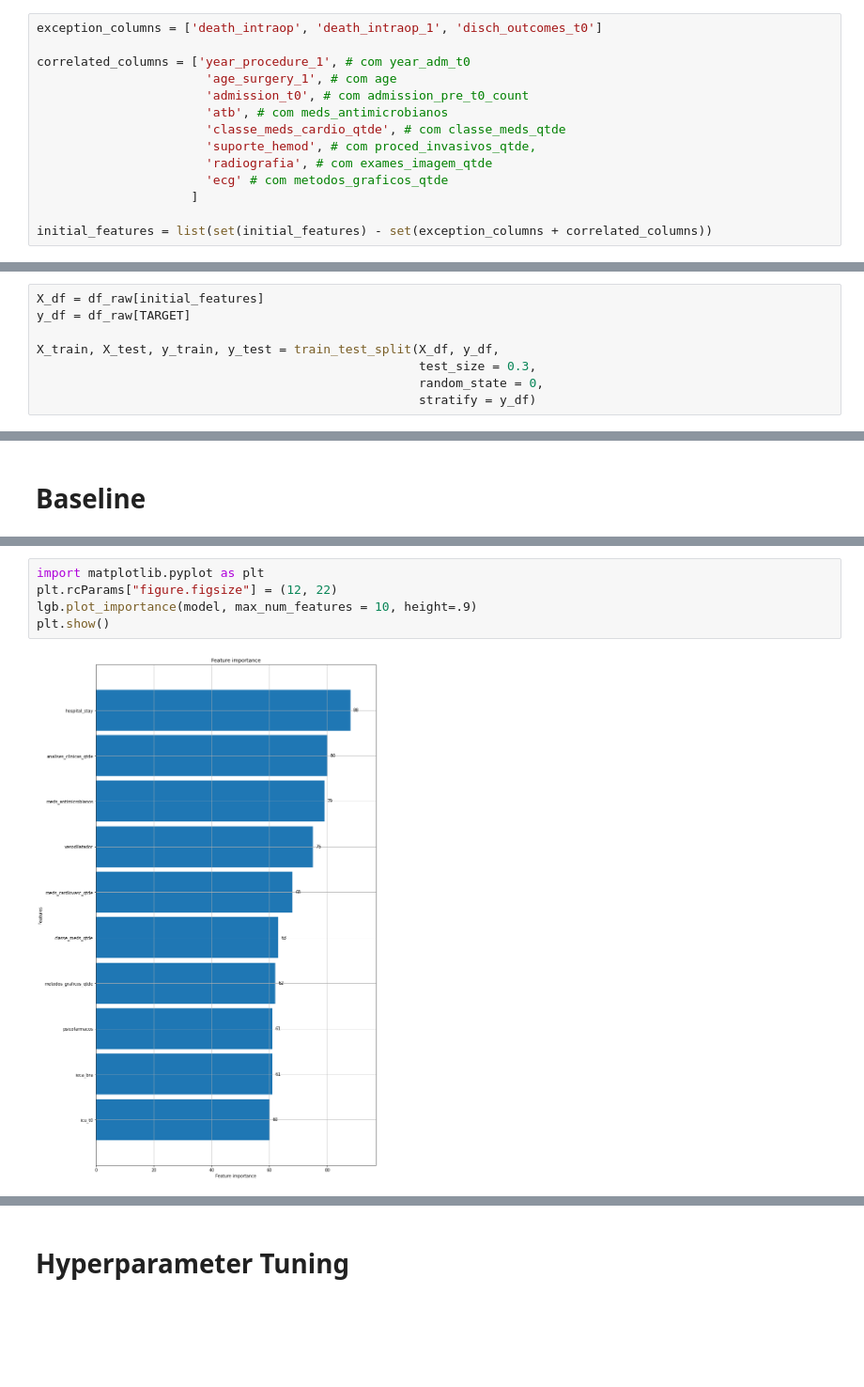
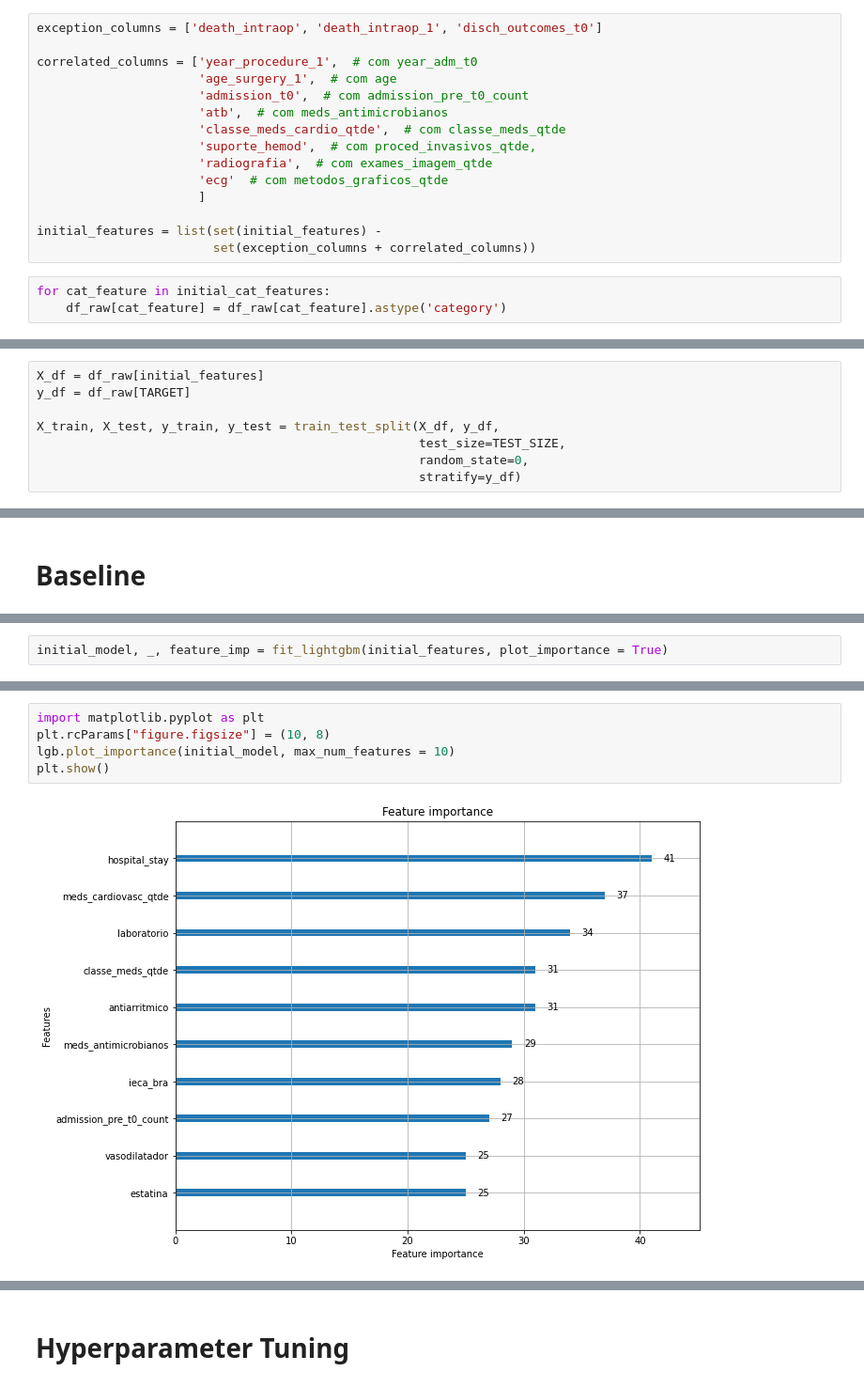
Before and after one commit to EduardoMMorais/BDMarcapasso, a Jupyter notebook: Marcapasso Modeling.ipynb, the cells around one changed output, grey strips where cells are left out. Shown: that part at 94% size. Saved outputs shown, nothing was run; the diff lists cells and outputs as text; blank space fills up the shorter version.

```diff
--- a/Marcapasso Modeling.ipynb
+++ b/Marcapasso Modeling.ipynb
@@ -47,17 +58,21 @@ initial_features = initial_cat_features + initial_num_features
 # %%
 exception_columns = ['death_intraop', 'death_intraop_1', 'disch_outcomes_t0']
 
-correlated_columns = ['year_procedure_1', # com year_adm_t0
-                       'age_surgery_1', # com age
-                       'admission_t0', # com admission_pre_t0_count
-                       'atb', # com meds_antimicrobianos
-                       'classe_meds_cardio_qtde', # com classe_meds_qtde
-                       'suporte_hemod', # com proced_invasivos_qtde,
-                       'radiografia', # com exames_imagem_qtde
-                       'ecg' # com metodos_graficos_qtde
-                     ]
+correlated_columns = ['year_procedure_1',  # com year_adm_t0
+                      'age_surgery_1',  # com age
+                      'admission_t0',  # com admission_pre_t0_count
+                      'atb',  # com meds_antimicrobianos
+                      'classe_meds_cardio_qtde',  # com classe_meds_qtde
+                      'suporte_hemod',  # com proced_invasivos_qtde,
+                      'radiografia',  # com exames_imagem_qtde
+                      'ecg'  # com metodos_graficos_qtde
+                      ]
 
-initial_features = list(set(initial_features) - set(exception_columns + correlated_columns))
+initial_features = list(set(initial_features) -
+                        set(exception_columns + correlated_columns))
+# %%
+for cat_feature in initial_cat_features:
+    df_raw[cat_feature] = df_raw[cat_feature].astype('category')
 # %% [markdown]
 # Split
 # %%
@@ -65,9 +80,9 @@ X_df = df_raw[initial_features]
 y_df = df_raw[TARGET]
 
 X_train, X_test, y_train, y_test = train_test_split(X_df, y_df,
-                                                    test_size = 0.3,
-                                                    random_state = 0,
-                                                    stratify = y_df)
+                                                    test_size=TEST_SIZE,
+                                                    random_state=0,
+                                                    stratify=y_df)
 # %%
 print("Training features shape: ", X_train.shape)
 print("Testing features shape: ", X_test.shape)
@@ -145,0 +227,2 @@ print(feature_importances)
+# %%
+initial_model, _, feature_imp = fit_lightgbm(initial_features, plot_importance = True)
@@ -146,7 +248,7 @@ print(feature_importances)
 # %%
 import matplotlib.pyplot as plt
-plt.rcParams["figure.figsize"] = (12, 22)
-lgb.plot_importance(model, max_num_features = 10, height=.9)
+plt.rcParams["figure.figsize"] = (10, 8)
+lgb.plot_importance(initial_model, max_num_features = 10)
 plt.show()
 # %% [output]
-[figure, old version]
+[figure, new version]
```
Also changed, not shown: parts of 34 cells of this notebook, 1 other file.
